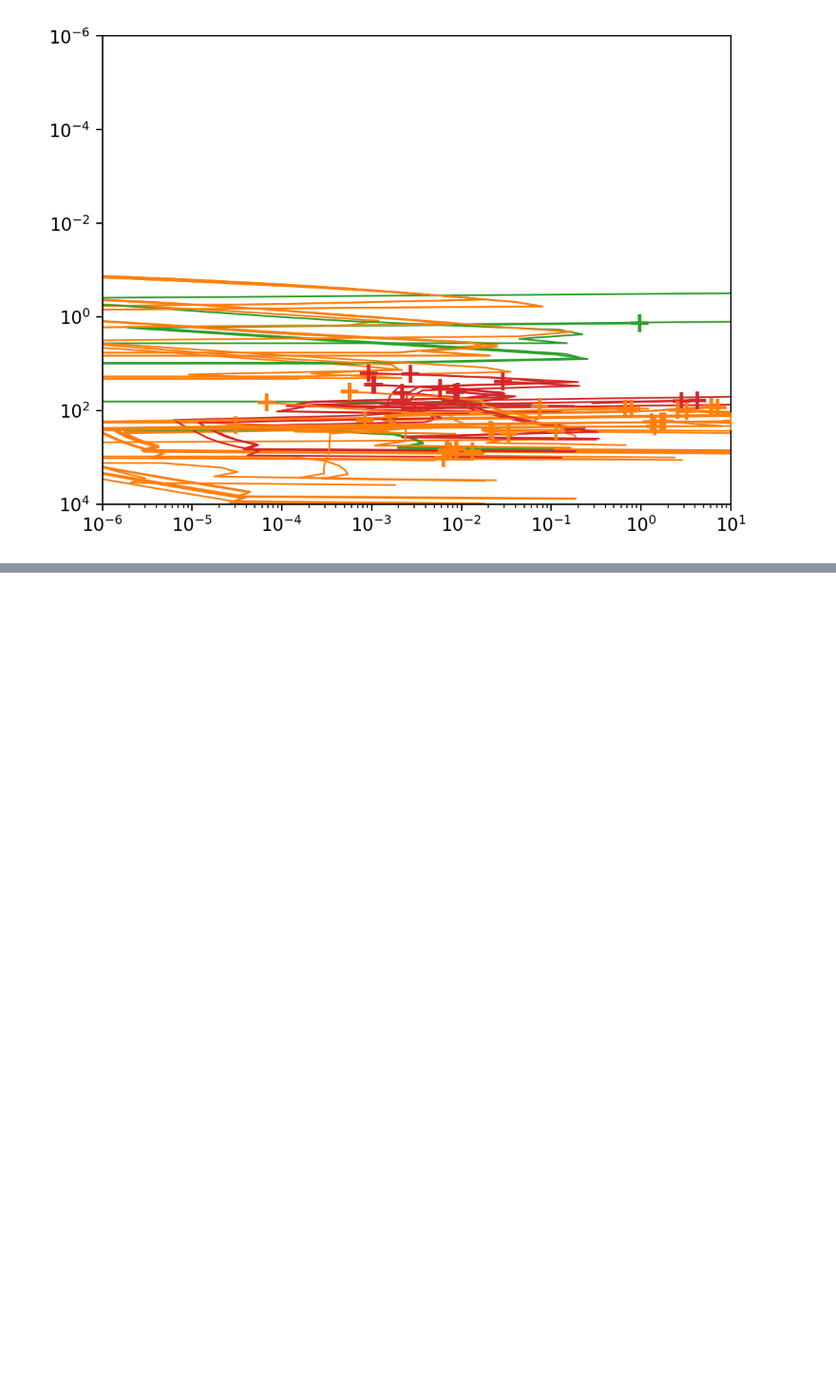
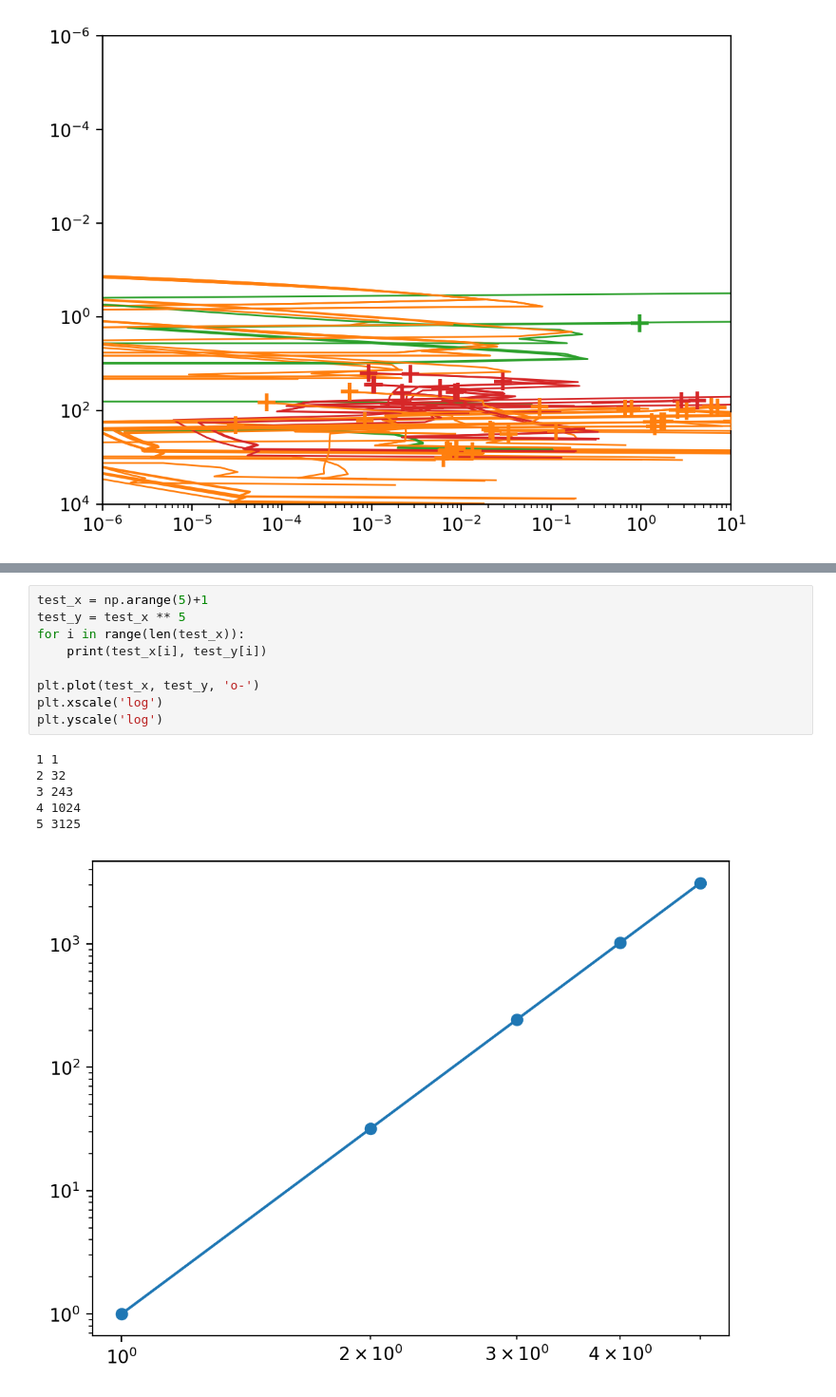
Before and after one commit to DavidDahlbudding/chelio, a Jupyter notebook: analyze/C_cornerplots.ipynb, the cells around one changed output, grey strips where cells are left out. Shown at 95% size. Saved outputs shown, nothing was run; the diff lists cells and outputs as text; blank space fills up the shorter version.

```diff
--- a/analyze/C_cornerplots.ipynb
+++ b/analyze/C_cornerplots.ipynb
@@ -688,0 +700,16 @@ plt.ylim(1e4, 1e-6)
+# %%
+test_x = np.arange(5)+1
+test_y = test_x ** 5
+for i in range(len(test_x)):
+    print(test_x[i], test_y[i])
+
+plt.plot(test_x, test_y, 'o-')
+plt.xscale('log')
+plt.yscale('log')
+# %% [output]
+1 1
+2 32
+3 243
+4 1024
+5 3125
+[figure, added]
```
Also changed, not shown: parts of 4 cells of this notebook, 11 other files.
